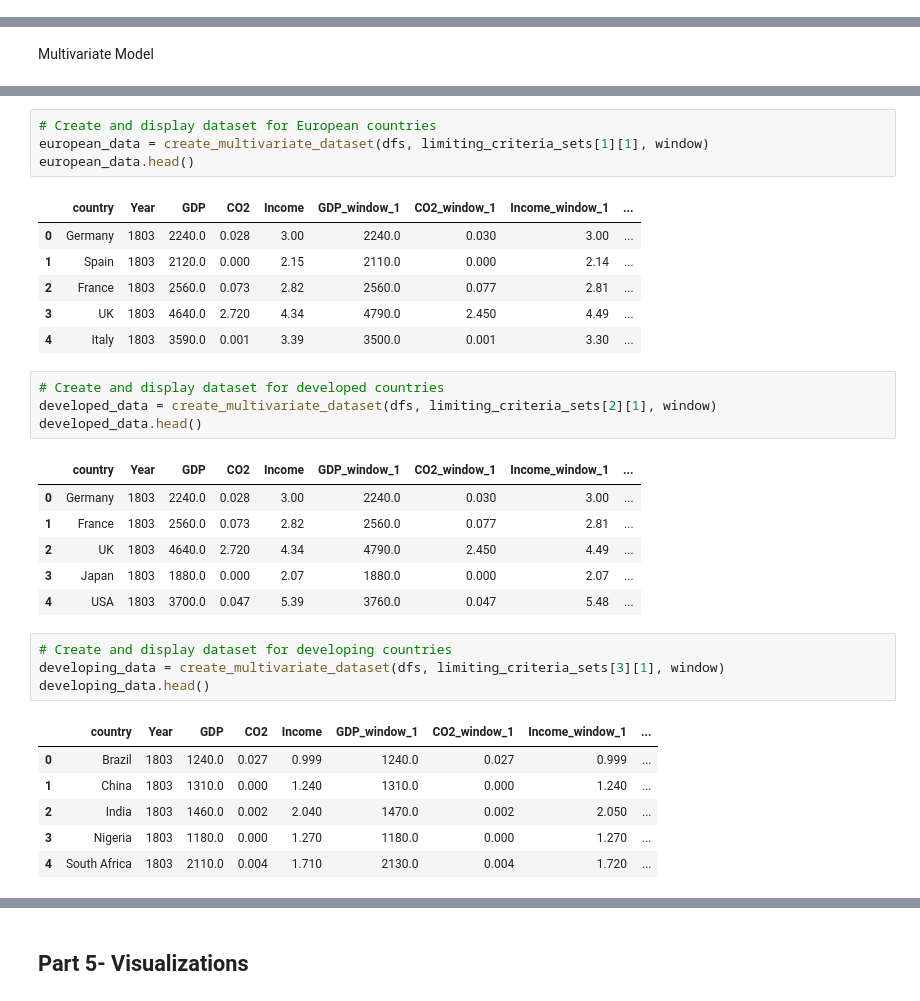
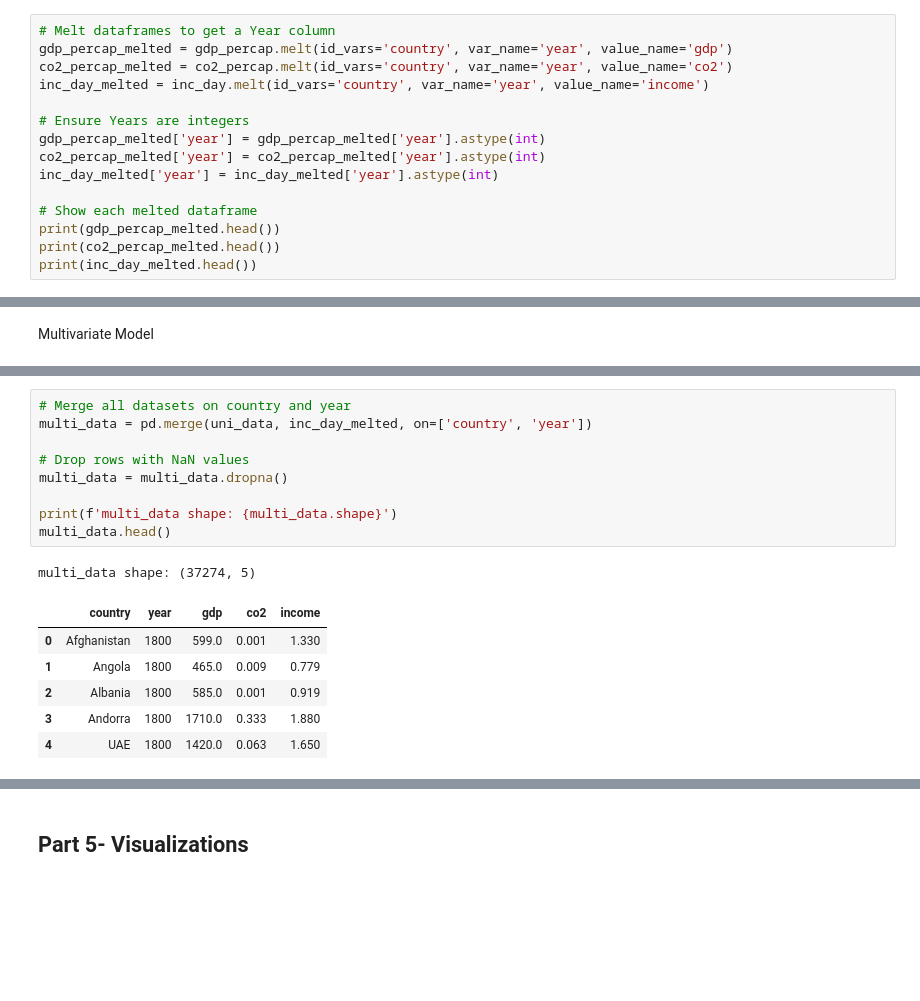
Before and after one commit to cj-sz/cmsc-320-final-project, a Jupyter notebook: project.ipynb, the cells around one changed output, grey strips where cells are left out. Saved outputs shown, nothing was run; the diff lists cells and outputs as text; blank space fills up the shorter version.

```diff
--- a/project.ipynb
+++ b/project.ipynb
@@ -329,0 +332,15 @@ print(co2_percap['country'].unique())
+# %%
+# Melt dataframes to get a Year column
+gdp_percap_melted = gdp_percap.melt(id_vars='country', var_name='year', value_name='gdp')
+co2_percap_melted = co2_percap.melt(id_vars='country', var_name='year', value_name='co2')
+inc_day_melted = inc_day.melt(id_vars='country', var_name='year', value_name='income')
+
+# Ensure Years are integers
+gdp_percap_melted['year'] = gdp_percap_melted['year'].astype(int)
+co2_percap_melted['year'] = co2_percap_melted['year'].astype(int)
+inc_day_melted['year'] = inc_day_melted['year'].astype(int)
+
+# Show each melted dataframe
+print(gdp_percap_melted.head())
+print(co2_percap_melted.head())
+print(inc_day_melted.head())
@@ -383,33 +463,17 @@ high_emission_data.head()
-# %%
-# Create and display dataset for European countries
-european_data = create_multivariate_dataset(dfs, limiting_criteria_sets[1][1], window)
-european_data.head()
-# %% [output]
-|  | country | Year | GDP | CO2 | Income | GDP_window_1 | CO2_window_1 | Income_window_1 | ... |
-| 0 | Germany | 1803 | 2240.0 | 0.028 | 3.00 | 2240.0 | 0.030 | 3.00 | ... |
-| 1 | Spain | 1803 | 2120.0 | 0.000 | 2.15 | 2110.0 | 0.000 | 2.14 | ... |
-| 2 | France | 1803 | 2560.0 | 0.073 | 2.82 | 2560.0 | 0.077 | 2.81 | ... |
-| 3 | UK | 1803 | 4640.0 | 2.720 | 4.34 | 4790.0 | 2.450 | 4.49 | ... |
-| 4 | Italy | 1803 | 3590.0 | 0.001 | 3.39 | 3500.0 | 0.001 | 3.30 | ... |
-# %%
-# Create and display dataset for developed countries
-developed_data = create_multivariate_dataset(dfs, limiting_criteria_sets[2][1], window)
-developed_data.head()
-# %% [output]
-|  | country | Year | GDP | CO2 | Income | GDP_window_1 | CO2_window_1 | Income_window_1 | ... |
-| 0 | Germany | 1803 | 2240.0 | 0.028 | 3.00 | 2240.0 | 0.030 | 3.00 | ... |
-| 1 | France | 1803 | 2560.0 | 0.073 | 2.82 | 2560.0 | 0.077 | 2.81 | ... |
-| 2 | UK | 1803 | 4640.0 | 2.720 | 4.34 | 4790.0 | 2.450 | 4.49 | ... |
-| 3 | Japan | 1803 | 1880.0 | 0.000 | 2.07 | 1880.0 | 0.000 | 2.07 | ... |
-| 4 | USA | 1803 | 3700.0 | 0.047 | 5.39 | 3760.0 | 0.047 | 5.48 | ... |
-# %%
-# Create and display dataset for developing countries
-developing_data = create_multivariate_dataset(dfs, limiting_criteria_sets[3][1], window)
-developing_data.head()
-# %% [output]
-|  | country | Year | GDP | CO2 | Income | GDP_window_1 | CO2_window_1 | Income_window_1 | ... |
-| 0 | Brazil | 1803 | 1240.0 | 0.027 | 0.999 | 1240.0 | 0.027 | 0.999 | ... |
-| 1 | China | 1803 | 1310.0 | 0.000 | 1.240 | 1310.0 | 0.000 | 1.240 | ... |
-| 2 | India | 1803 | 1460.0 | 0.002 | 2.040 | 1470.0 | 0.002 | 2.050 | ... |
-| 3 | Nigeria | 1803 | 1180.0 | 0.000 | 1.270 | 1180.0 | 0.000 | 1.270 | ... |
-| 4 | South Africa | 1803 | 2110.0 | 0.004 | 1.710 | 2130.0 | 0.004 | 1.720 | ... |
+# %%
+# Merge all datasets on country and year
+multi_data = pd.merge(uni_data, inc_day_melted, on=['country', 'year'])
+
+# Drop rows with NaN values
+multi_data = multi_data.dropna()
+
+print(f'multi_data shape: {multi_data.shape}')
+multi_data.head()
+# %% [output]
+multi_data shape: (37274, 5)
+|  | country | year | gdp | co2 | income |
+| 0 | Afghanistan | 1800 | 599.0 | 0.001 | 1.330 |
+| 1 | Angola | 1800 | 465.0 | 0.009 | 0.779 |
+| 2 | Albania | 1800 | 585.0 | 0.001 | 0.919 |
+| 3 | Andorra | 1800 | 1710.0 | 0.333 | 1.880 |
+| 4 | UAE | 1800 | 1420.0 | 0.063 | 1.650 |
```
Also changed, not shown: parts of 11 cells of this notebook.
